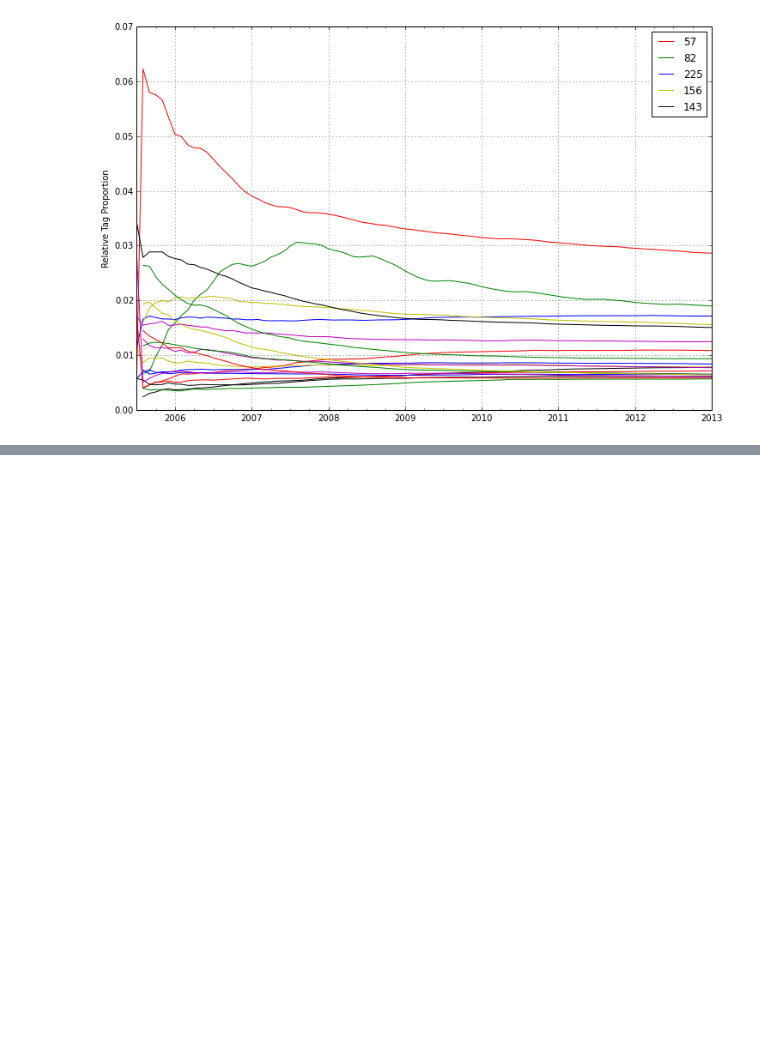
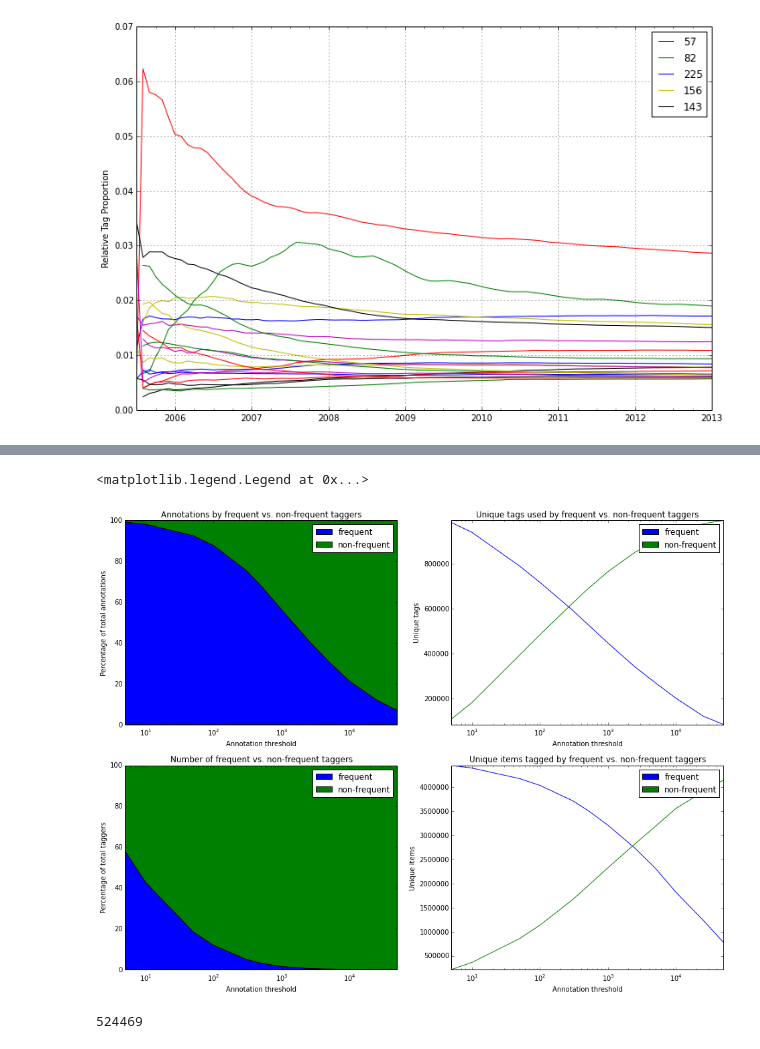
Before and after one commit to moustachio/lastfm-Analysis, a Jupyter notebook: Notebooks/annotationAnalysis.ipynb, the cells around one changed output, grey strips where cells are left out. Drawn from its saved outputs; the diff is of its cells as text; code cells hidden in the pictures; blank space fills up the shorter version.

```diff
--- a/Notebooks/annotationAnalysis.ipynb
+++ b/Notebooks/annotationAnalysis.ipynb
@@ -106,0 +203,72 @@ ax.legend(handles[:nLabels],legendLabels,loc='upper right')
+# %%
+fig,axes = subplots(2,2,figsize=(16,12))
+
+y=np.row_stack((hAnno,lAnno))
+percent = y /  y.sum(axis=0).astype(float) * 100
+
+ax=axes[0][0]
+col=('blue','green')
+ax.stackplot(thresholds, percent,colors=col)
+ax.set_title('Annotations by frequent vs. non-frequent taggers')
+ax.set_ylabel('Percentage of total annotations')
+ax.set_xlabel('Annotation threshold')
+ax.set_xscale('log')
+ax.margins(0, 0) # Set margins to avoid whitespace
+
+legendArtists = [Rectangle((0, 0), 1, 1, fc=c) for c  in col]
+ax.legend(legendArtists,["frequent","non-frequent"])
+
+#######################
+
+ax=axes[0][1]
+ax.plot(thresholds, hTags,c=col[0])
+ax.plot(thresholds, lTags,c=col[1])
+ax.set_title('Unique tags used by frequent vs. non-frequent taggers')
+ax.set_ylabel('Unique tags')
+ax.set_xlabel('Annotation threshold')
+ax.set_xscale('log')
+ax.margins(0, 0) # Set margins to avoid whitespace
+
+legendArtists = [Rectangle((0, 0), 1, 1, fc=c) for c  in col]
+ax.legend(legendArtists,["frequent","non-frequent"])
+
+#######################
+
+y=np.row_stack((hTaggers,lTaggers))
+percent = y /  y.sum(axis=0).astype(float) * 100
+
+ax=axes[1][0]
+col=('blue','green')
+ax.stackplot(thresholds, percent,colors=col)
+ax.set_title('Number of frequent vs. non-frequent taggers')
+ax.set_ylabel('Percentage of total taggers')
+ax.set_xlabel('Annotation threshold')
+ax.set_xscale('log')
+ax.margins(0, 0) # Set margins to avoid whitespace
+
+legendArtists = [Rectangle((0, 0), 1, 1, fc=c) for c  in col]
+ax.legend(legendArtists,["frequent","non-frequent"])
+
+#######################
+
+ax=axes[1][1]
+ax.plot(thresholds, hItems,c=col[0])
+ax.plot(thresholds, lItems,c=col[1])
+ax.set_title('Unique items tagged by frequent vs. non-frequent taggers')
+ax.set_ylabel('Unique items')
+ax.set_xlabel('Annotation threshold')
+ax.set_xscale('log')
+ax.margins(0, 0) # Set margins to avoid whitespace
+
+legendArtists = [Rectangle((0, 0), 1, 1, fc=c) for c  in col]
+ax.legend(legendArtists,["frequent","non-frequent"])
+# %% [output]
+<matplotlib.legend.Legend at 0x...>
+[figure, added]
+# %%
+#import pandas as pd
+#data = pd.read_pickle('annotations_date-iid-tid.pkl')
+#x = data.groupby('uid').apply(lambda x: len(set(x.tag)))
+len(x)
+# %% [output]
+524469
```
Also changed, not shown: parts of 6 cells of this notebook, 37 other files.
